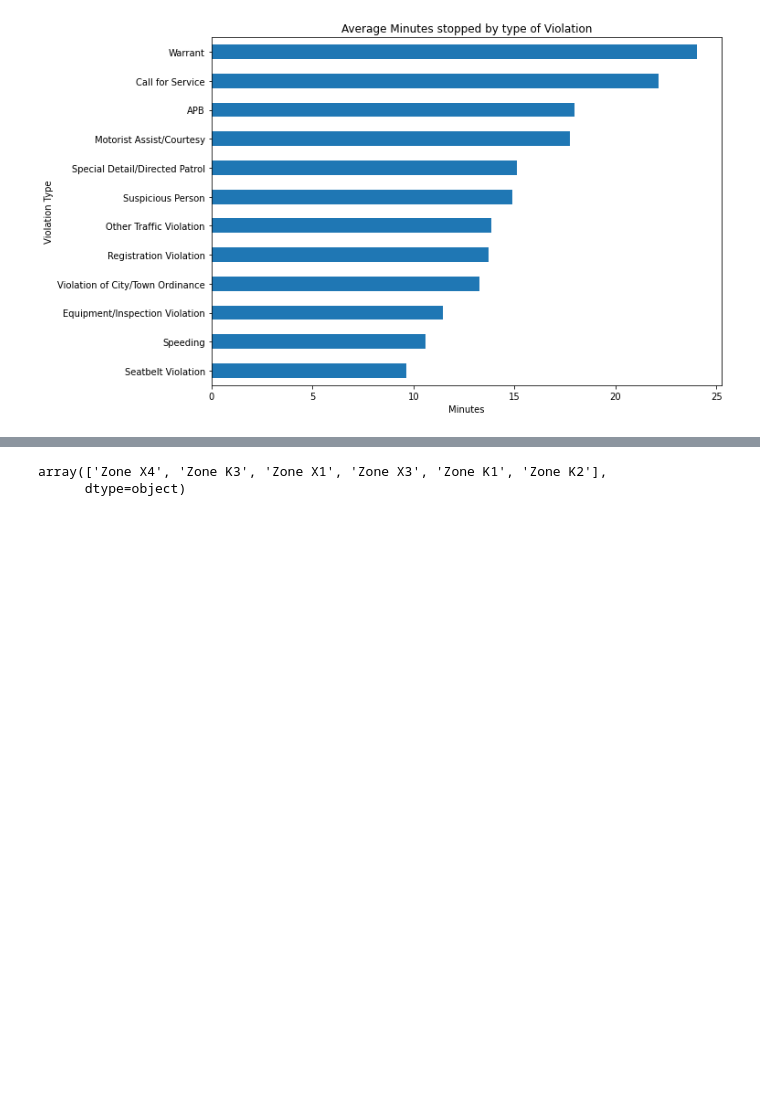
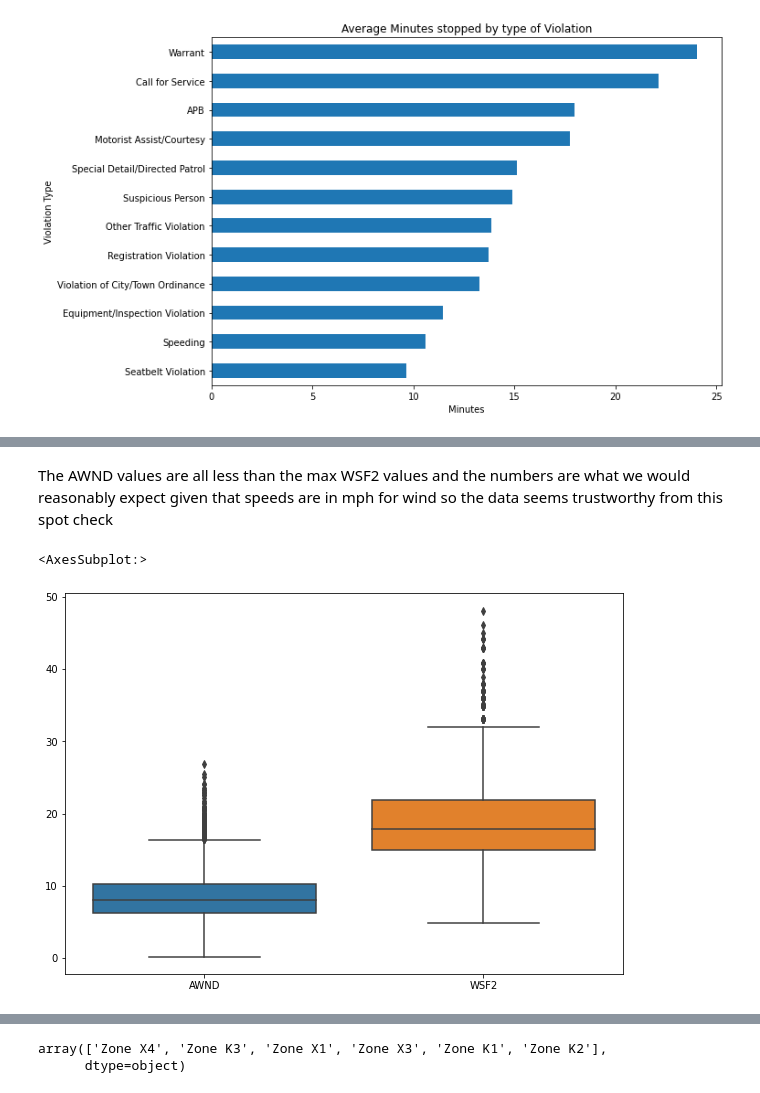
Before and after one commit to kipmadden/Stanford-Open-Policing-Project, a Jupyter notebook: Stanford Open Policing Project - Rhode Island Analysis.ipynb, the cells around one changed output, grey strips where cells are left out. Cells and saved outputs as stored; diff of their text form; code cells hidden in the pictures; blank space fills up the shorter version.

Commit message:
Added the weather data to the Policing notebook

```diff
--- a/Stanford Open Policing Project - Rhode Island Analysis.ipynb
+++ b/Stanford Open Policing Project - Rhode Island Analysis.ipynb
@@ -613,0 +619,3 @@ Text(0.5, 1.0, 'Average Minutes stopped by type of Violation')
+# %%
+# Read in the NOAA Rhode Island Weather csv file
+weather = pd.read_csv('https://assets.datacamp.com/production/repositories/1497/datasets/02f3fb2d4416d3f6626e1117688e0386784e8e55/weather.csv')
@@ -613,0 +678,8 @@ Text(0.5, 1.0, 'Average Minutes stopped by type of Violation')
+# %% [markdown]
+The AWND values are all less than the max WSF2 values and the numbers are what we would reasonably expect given that speeds are in mph for wind so the data seems trustworthy from this spot check
+# %%
+# Using a box plot will help us visualize the distribution of these two columns
+sns.boxplot(data=weather[['AWND','WSF2']])
+# %% [output]
+<AxesSubplot:>
+[figure, added]
```
Also changed, not shown: parts of 8 cells of this notebook, 1 other file.
